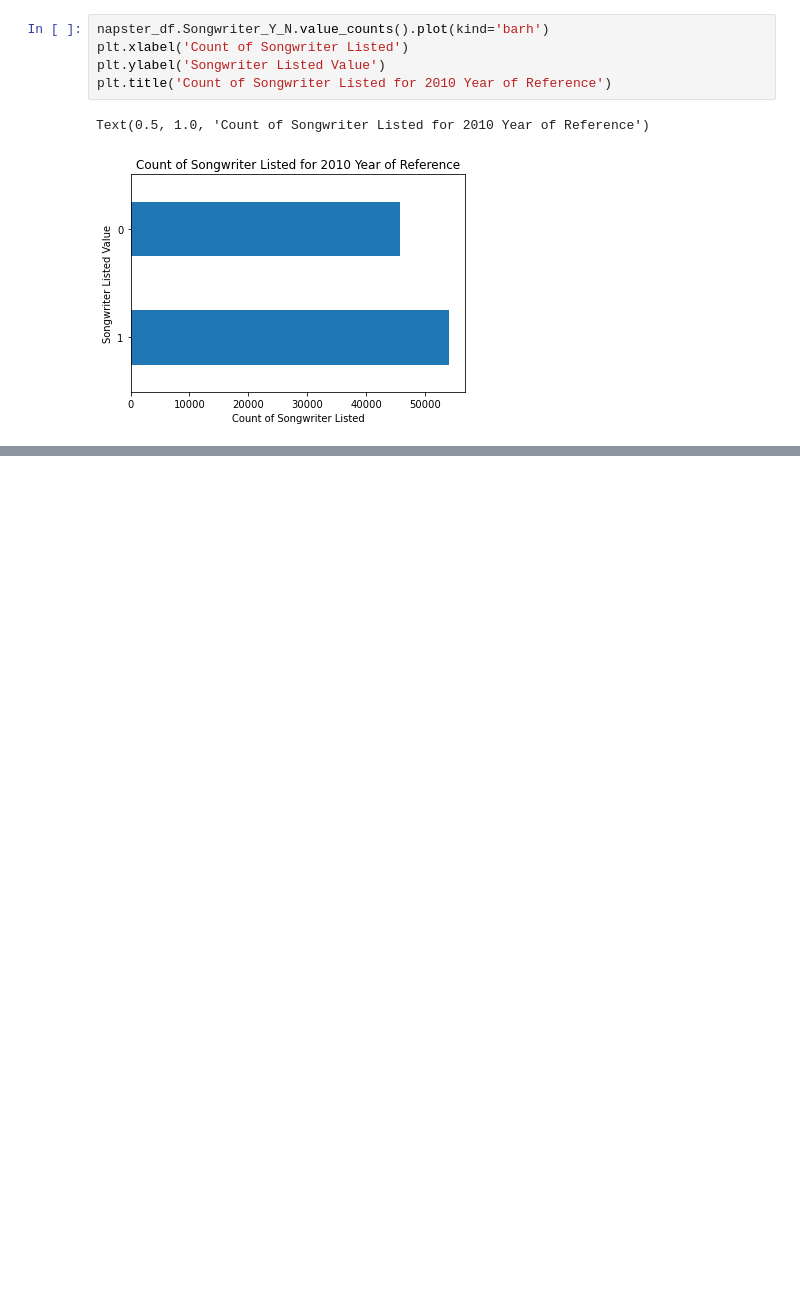
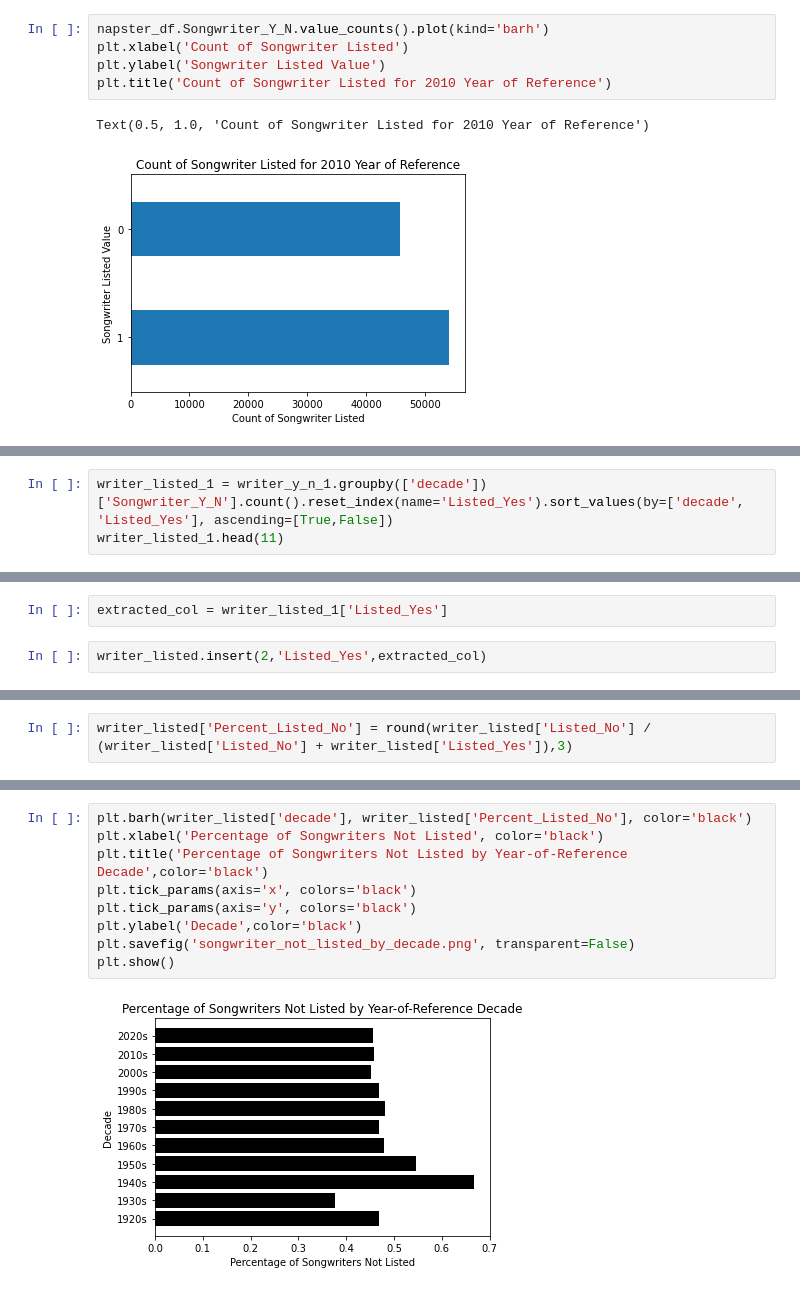
Before and after one commit to LJRollerII/mlc-project-napster, a Jupyter notebook: Notebooks/Napster_Final.ipynb, the cells around one changed output, grey strips where cells are left out. Saved outputs shown, nothing was run; the diff lists cells and outputs as text; blank space fills up the shorter version.

```diff
--- a/Notebooks/Napster_Final.ipynb
+++ b/Notebooks/Napster_Final.ipynb
@@ -510,0 +537,3 @@ Text(0.5, 1.0, 'Count of Songwriter Listed for 2010 Year of Reference')
+# %%
+writer_listed_1 = writer_y_n_1.groupby(['decade'])['Songwriter_Y_N'].count().reset_index(name='Listed_Yes').sort_values(by=['decade', 'Listed_Yes'], ascending=[True,False])
+writer_listed_1.head(11)
@@ -510,0 +553,4 @@ Text(0.5, 1.0, 'Count of Songwriter Listed for 2010 Year of Reference')
+# %%
+extracted_col = writer_listed_1['Listed_Yes']
+# %%
+writer_listed.insert(2,'Listed_Yes',extracted_col)
@@ -510,0 +572,2 @@ Text(0.5, 1.0, 'Count of Songwriter Listed for 2010 Year of Reference')
+# %%
+writer_listed['Percent_Listed_No'] = round(writer_listed['Listed_No'] / (writer_listed['Listed_No'] + writer_listed['Listed_Yes']),3)
@@ -510,0 +606,11 @@ Text(0.5, 1.0, 'Count of Songwriter Listed for 2010 Year of Reference')
+# %%
+plt.barh(writer_listed['decade'], writer_listed['Percent_Listed_No'], color='black')
+plt.xlabel('Percentage of Songwriters Not Listed', color='black')
+plt.title('Percentage of Songwriters Not Listed by Year-of-Reference Decade',color='black')
+plt.tick_params(axis='x', colors='black')
+plt.tick_params(axis='y', colors='black')
+plt.ylabel('Decade',color='black')
+plt.savefig('songwriter_not_listed_by_decade.png', transparent=False)
+plt.show()
+# %% [output]
+[figure, added]
```
Also changed, not shown: parts of 9 cells of this notebook.
